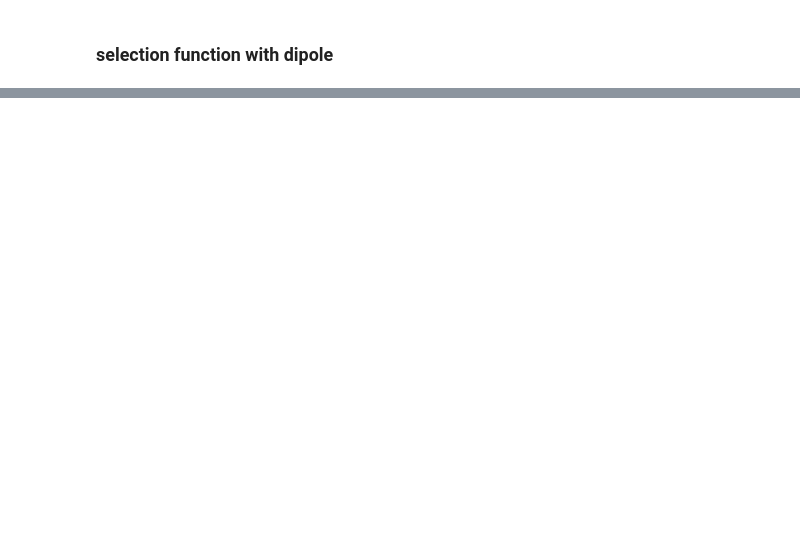
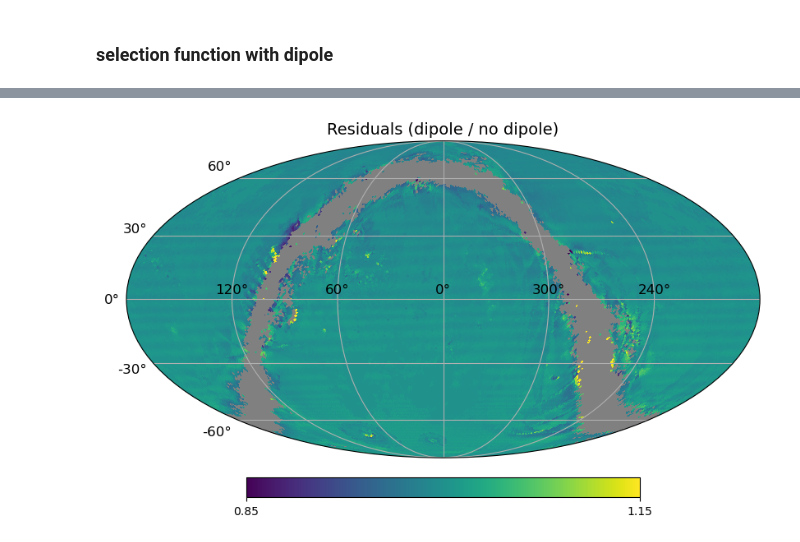
Before and after one commit to abbyw24/lss-dipoles, a Jupyter notebook: notebooks/selfunc_with_dipole_13-6-23.ipynb, the cells around one changed output, grey strips where cells are left out. Cells and saved outputs as stored; diff of their text form; code cells hidden in the pictures; blank space fills up the shorter version.

```diff
--- a/notebooks/selfunc_with_dipole_13-6-23.ipynb
+++ b/notebooks/selfunc_with_dipole_13-6-23.ipynb
@@ -109,0 +77,4 @@ def plot_coord(theta, phi, frame='galactic', **kwargs):
+# %%
+plot_map(selfunc_dip / selfunc_nodip, title='Residuals (dipole / no dipole)', min=0.85, max=1.15)
+# %% [output]
+[figure, added]
```
Also changed, not shown: parts of 28 cells of this notebook, 3 other files.
